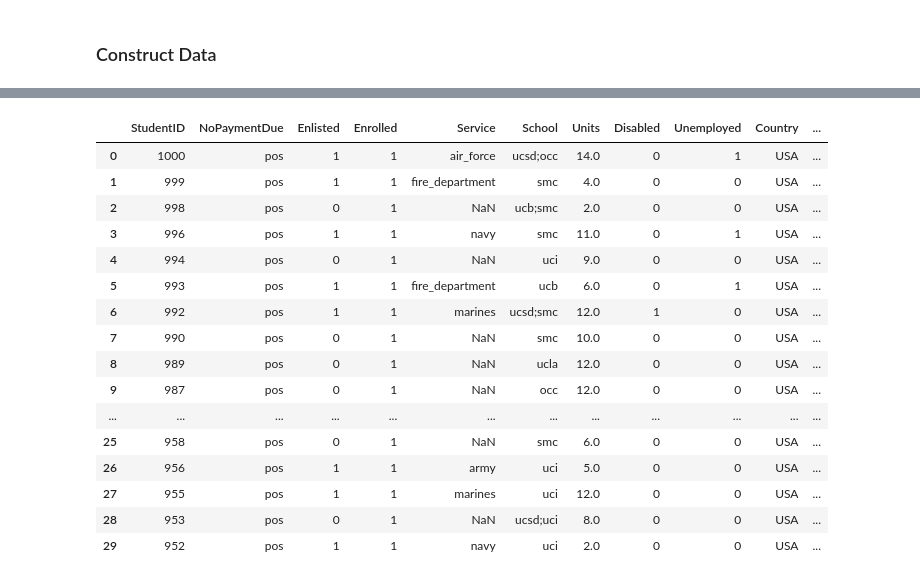
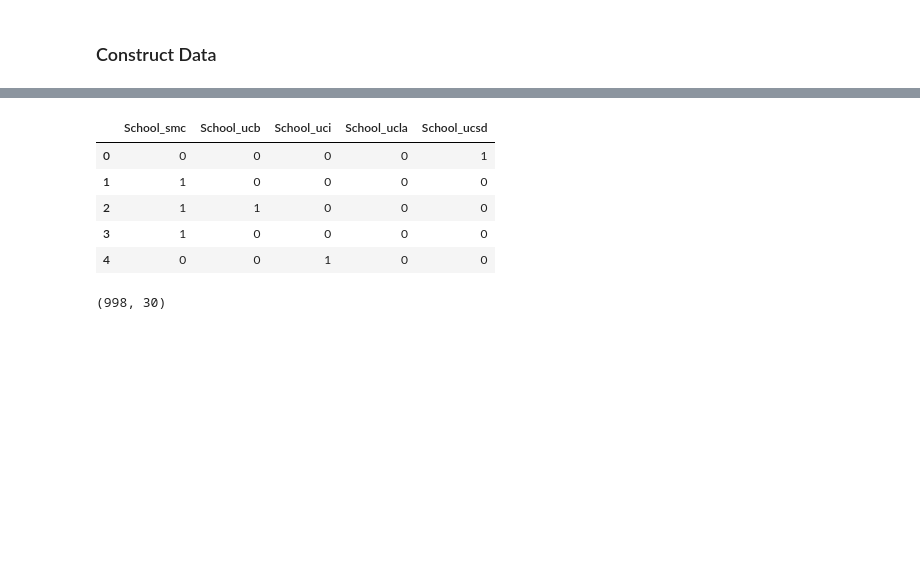
Before and after one commit to MSWinds/dm-group1-project, a Jupyter notebook: Final_Project.ipynb, the cells around one changed output, grey strips where cells are left out. Cells and saved outputs as stored; diff of their text form; code cells hidden in the pictures; blank space fills up the shorter version.

```diff
--- a/Final_Project.ipynb
+++ b/Final_Project.ipynb
@@ -1194,0 +1207,5 @@ df_agg_cleaned['HS_English'].isnull().sum() # no missing values
+# %%
+# Convert the Longest_Absence_From_School column from object to numeric
+df_agg_cl['Longest_Absence_From_School'] = df_agg_cl['Longest_Absence_From_School'].astype('int64')
+
+df_agg_cl['Longest_Absence_From_School'].value_counts()
@@ -1239,20 +1264,23 @@ fire_department;peace_corps          2    0.706714
-# %%
-df_agg.head(30)
-# %% [output]
-|  | StudentID | NoPaymentDue | Enlisted | Enrolled | Service | School | Units | Disabled | Unemployed | Country | ... |
-| 0 | 1000 | pos | 1 | 1 | air_force | ucsd;occ | 14.0 | 0 | 1 | USA | ... |
-| 1 | 999 | pos | 1 | 1 | fire_department | smc | 4.0 | 0 | 0 | USA | ... |
-| 2 | 998 | pos | 0 | 1 | NaN | ucb;smc | 2.0 | 0 | 0 | USA | ... |
-| 3 | 996 | pos | 1 | 1 | navy | smc | 11.0 | 0 | 1 | USA | ... |
-| 4 | 994 | pos | 0 | 1 | NaN | uci | 9.0 | 0 | 0 | USA | ... |
-| 5 | 993 | pos | 1 | 1 | fire_department | ucb | 6.0 | 0 | 1 | USA | ... |
-| 6 | 992 | pos | 1 | 1 | marines | ucsd;smc | 12.0 | 1 | 0 | USA | ... |
-| 7 | 990 | pos | 0 | 1 | NaN | smc | 10.0 | 0 | 0 | USA | ... |
-| 8 | 989 | pos | 0 | 1 | NaN | ucla | 12.0 | 0 | 0 | USA | ... |
-| 9 | 987 | pos | 0 | 1 | NaN | occ | 12.0 | 0 | 0 | USA | ... |
-| ... | ... | ... | ... | ... | ... | ... | ... | ... | ... | ... | ... |
-| 25 | 958 | pos | 0 | 1 | NaN | smc | 6.0 | 0 | 0 | USA | ... |
-| 26 | 956 | pos | 1 | 1 | army | uci | 5.0 | 0 | 0 | USA | ... |
-| 27 | 955 | pos | 1 | 1 | marines | uci | 12.0 | 0 | 0 | USA | ... |
-| 28 | 953 | pos | 0 | 1 | NaN | ucsd;uci | 8.0 | 0 | 0 | USA | ... |
-| 29 | 952 | pos | 1 | 1 | navy | uci | 2.0 | 0 | 0 | USA | ... |
+# %%
+# Perform one-hot encoding on the 'School' column, considering the aggregated values
+# Set the separator to ';'
+school_dummies = df_agg_cl['School'].str.get_dummies(sep=';')
+
+# Add a 'School' prefix to the one-hot encoded columns
+school_dummies.columns = ['School_' + col for col in school_dummies.columns]
+
+# Concatenate the original DataFrame with the one-hot encoded columns
+df_agg_cl_encoded = pd.concat([df_agg_cl, school_dummies], axis=1)
+
+# Drop the original 'School' column
+df_agg_cl_encoded.drop('School', axis=1, inplace=True)
+
+display(df_agg_cl_encoded.iloc[:5,25:], df_agg_cl_encoded.shape)
+# %% [output]
+|  | School_smc | School_ucb | School_uci | School_ucla | School_ucsd |
+| 0 | 0 | 0 | 0 | 0 | 1 |
+| 1 | 1 | 0 | 0 | 0 | 0 |
+| 2 | 1 | 1 | 0 | 0 | 0 |
+| 3 | 1 | 0 | 0 | 0 | 0 |
+| 4 | 0 | 0 | 1 | 0 | 0 |
+(998, 30)
```
Also changed, not shown: parts of 51 cells of this notebook, 1 other file.
